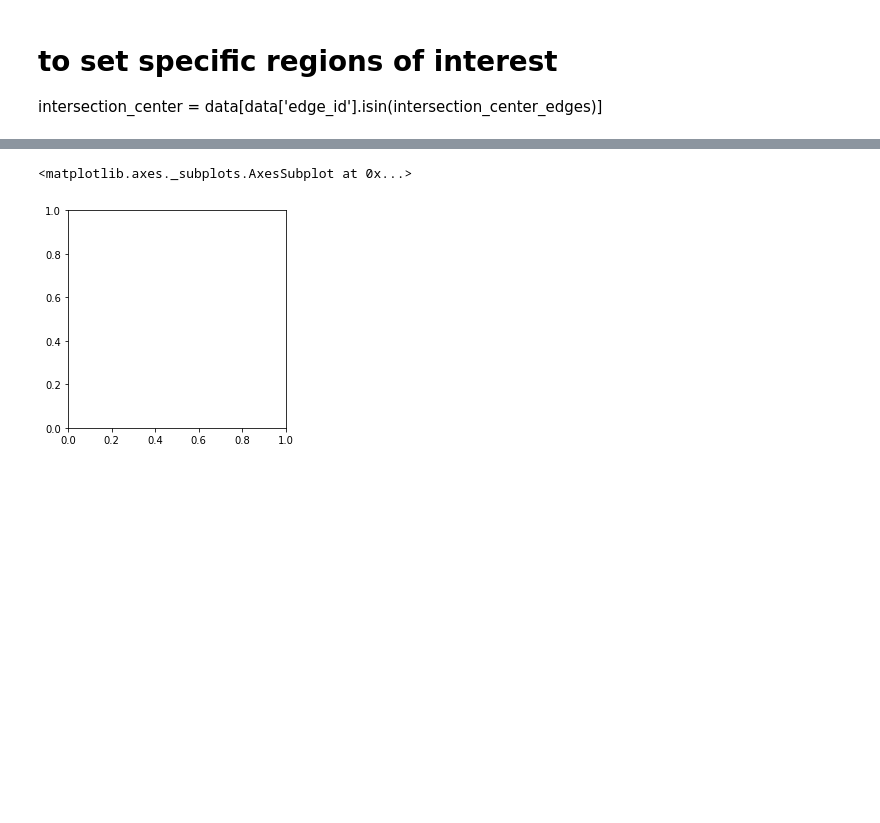
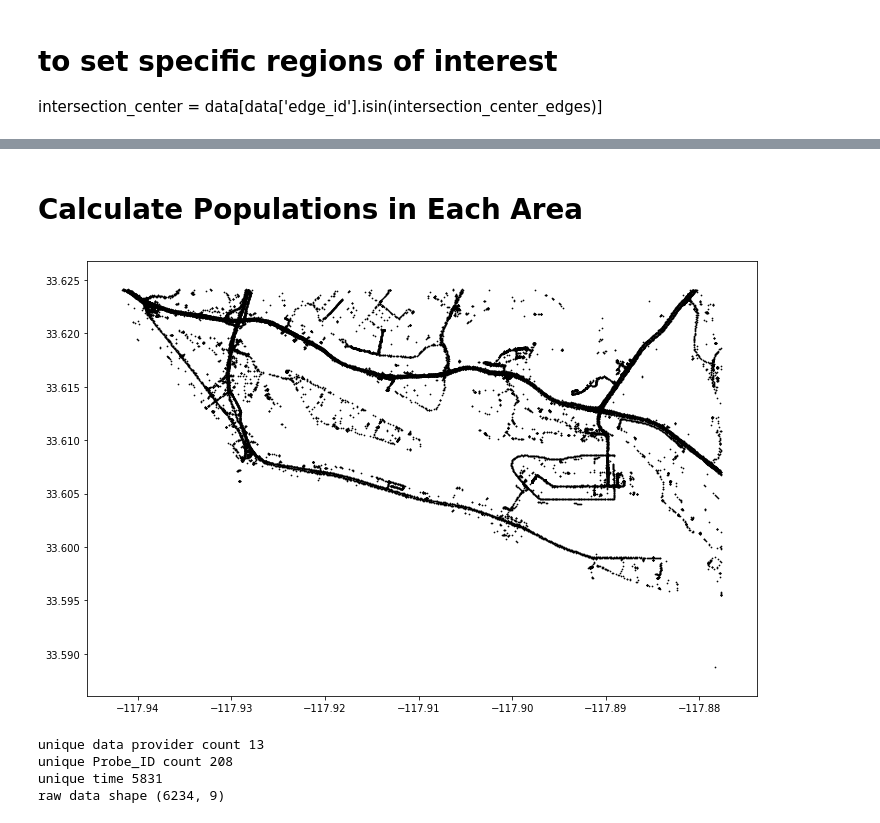
Before and after one commit to ZiningW/263-295-Project, a Jupyter notebook: Visualization_Newport.ipynb, the cells around one changed output, grey strips where cells are left out. Saved outputs shown, nothing was run; the diff lists cells and outputs as text; code cells hidden in the pictures; blank space fills up the shorter version.

Commit message:
separated based on shapefile

```diff
--- a/Visualization_Newport.ipynb
+++ b/Visualization_Newport.ipynb
@@ -113,10 +100,0 @@ ax = pos_heatmap(ID_series,'Heatmap of Speed')
-# %%
-#http://polygons.openstreetmap.fr/get_geojson.py?id=396479&params=0
-#https://nominatim.openstreetmap.org/details.php?place_id=198792806
-import geopandas as gpd
-df_places = gpd.read_file('LA.geojson')
-df_places.head()
-df_places.plot(ax)
-# %% [output]
-<matplotlib.axes._subplots.AxesSubplot at 0x...>
-[figure, removed]
@@ -125,0 +101,2 @@ df_places.plot(ax)
+# %% [markdown]
+# Calculate Populations in Each Area
@@ -125,0 +107,6 @@ df_places.plot(ax)
+# %%
+plt.figure(figsize = (12,8))
+plt.scatter(data.LONG, data.LAT, s = 0.5, c = 'k')
+plt.show()
+# %% [output]
+[figure, added]
@@ -125,0 +152,10 @@ df_places.plot(ax)
+# %%
+print('unique data provider count',len(data_cleaned.PROBE_DATA_PROVIDER.unique()))
+print('unique Probe_ID count',len(data_cleaned.PROBE_ID.unique()))
+print('unique time',len(data_cleaned.LOCAL_TIME.unique()))
+print('raw data shape',data_cleaned.shape)
+# %% [output]
+unique data provider count 13
+unique Probe_ID count 208
+unique time 5831
+raw data shape (6234, 9)
```
Also changed, not shown: parts of 16 cells of this notebook.
